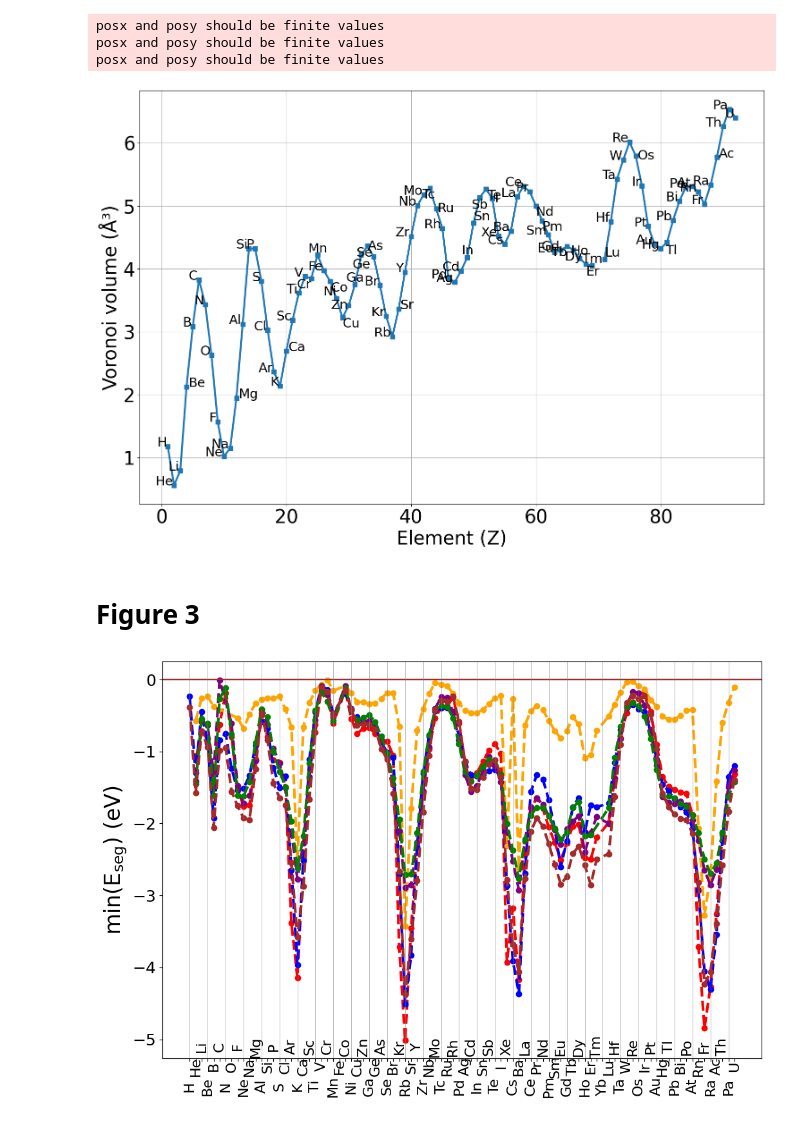
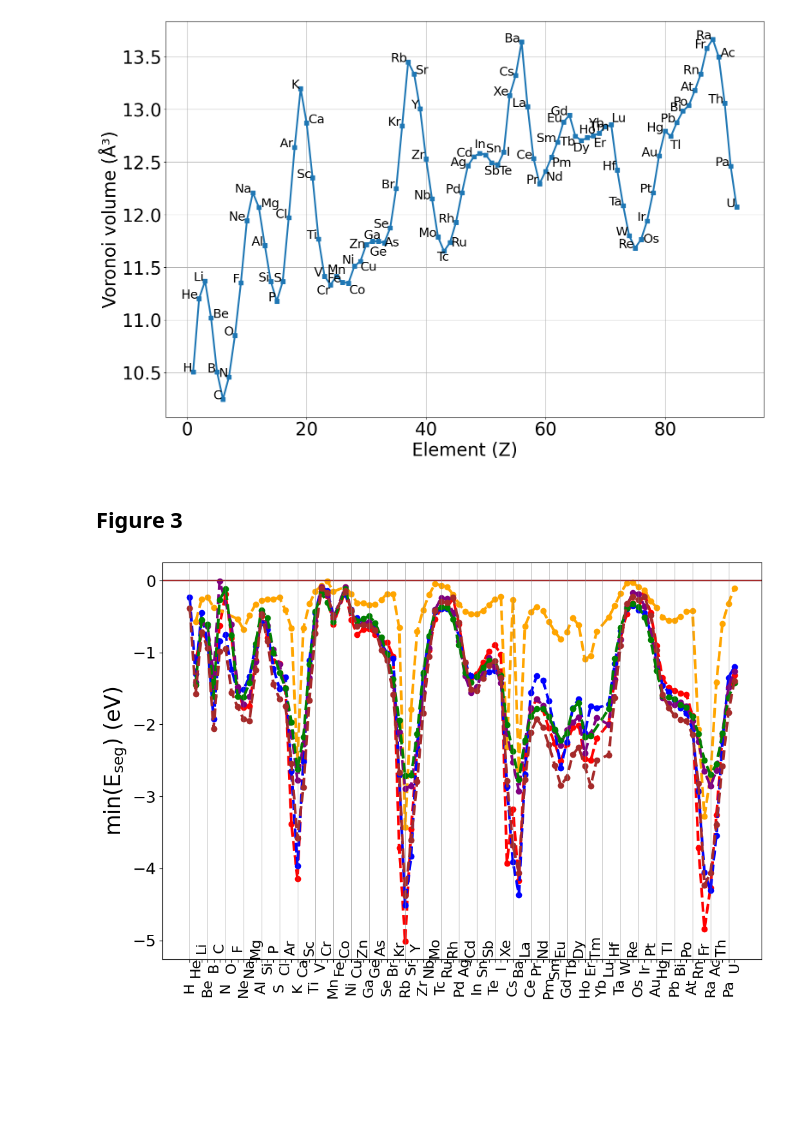
Before and after one commit to ligerzero-ai/FeGB_PtableSeg_FromFirstPrinciples_Data, a Jupyter notebook: QuickStart.ipynb, the cells around one changed output. Saved outputs shown, nothing was run; the diff lists cells and outputs as text; code cells hidden in the pictures; blank space fills up the shorter version.

```diff
--- a/QuickStart.ipynb
+++ b/QuickStart.ipynb
@@ -15,3 +127,0 @@ df
-# %%
-bulk_df = pd.read_csv("bulk_df.csv")
-bulk_df.to_latex("/mnt/c/Users/liger/Koofr/Fe-PtableTrends-Manuscript/bulk_df.tex",index=False)
@@ -36,10 +132,5 @@ bulk_df
 # %%
-import matplotlib.pyplot as plt
-
-# Sorting the DataFrame by 'Z'
-bulk_df = bulk_df.sort_values(by="Z")
-
-column = "summed_DDEC6_bond_order"
+column = "vvol"
 # Plotting column against 'Z'
 plt.figure(figsize=(18, 12))
 plt.plot(bulk_df['Z'], bulk_df[column], marker='s', linewidth = 3, markersize=7)
@@ -100,39 +191,36 @@ for idx, row in bulk_df.iterrows():
     elif row.element == "Tb":
         plt.text(row['Z'], row[column], row['element'], fontsize=element_fontsize, ha='right', va="top")
     elif row.element == "Dy":
         plt.text(row['Z'], row[column]-0.015, row['element'], fontsize=element_fontsize, ha='center', va="top")
     elif row.element == "Ho":
         plt.text(row['Z'], row[column]+0.015, row['element'], fontsize=element_fontsize, ha='center', va="bottom")
     elif row.element == "Er":
         plt.text(row['Z'], row[column]-0.015, row['element'], fontsize=element_fontsize, ha='left', va="top")
     elif row.element == "Tm":
         plt.text(row['Z'], row[column], row['element'], fontsize=element_fontsize, ha='center', va="bottom")
     elif row.element == "Lu":
         plt.text(row['Z'], row[column], row['element'], fontsize=element_fontsize, ha='left', va="bottom")
     elif row.element == "Os":
         plt.text(row['Z']+0.3, row[column], row['element'], fontsize=element_fontsize, ha='left', va="center")
     elif row.element == "Tl":
         plt.text(row['Z']-0.2, row[column]-0.03, row['element'], fontsize=element_fontsize, va='top')
     elif row.element == "Ac":
         plt.text(row['Z']+0.3, row[column], row['element'], fontsize=element_fontsize, ha='left')
     else:
         plt.text(row['Z']-0.2, row[column], row['element'], fontsize=element_fontsize, ha='right')
 
 # Adding labels, title, and grid
 plt.xlabel("Element (Z)", fontsize=30)
 plt.ylabel("Voronoi volume (Å³)", fontsize=30)
 # plt.title(columnvs Atomic Number (Z)", fontsize=24)
 plt.grid(True)
 # Adjusting tick size
 plt.tick_params(axis='x', labelsize=30)  # Adjust x-tick label size
 plt.tick_params(axis='y', labelsize=30)  # Adjust x-tick label size
 # %% [output]
-posx and posy should be finite values
-posx and posy should be finite values
-posx and posy should be finite values
-[figure, old version]
+[figure, new version]
 # %% [markdown]
-# Figure 3
+## Figure 3
 # %%
 fig = plot_minEseg_prop(df,
                         y_prop="E_seg",
```
Also changed, not shown: parts of 29 cells of this notebook, 4 other files.
